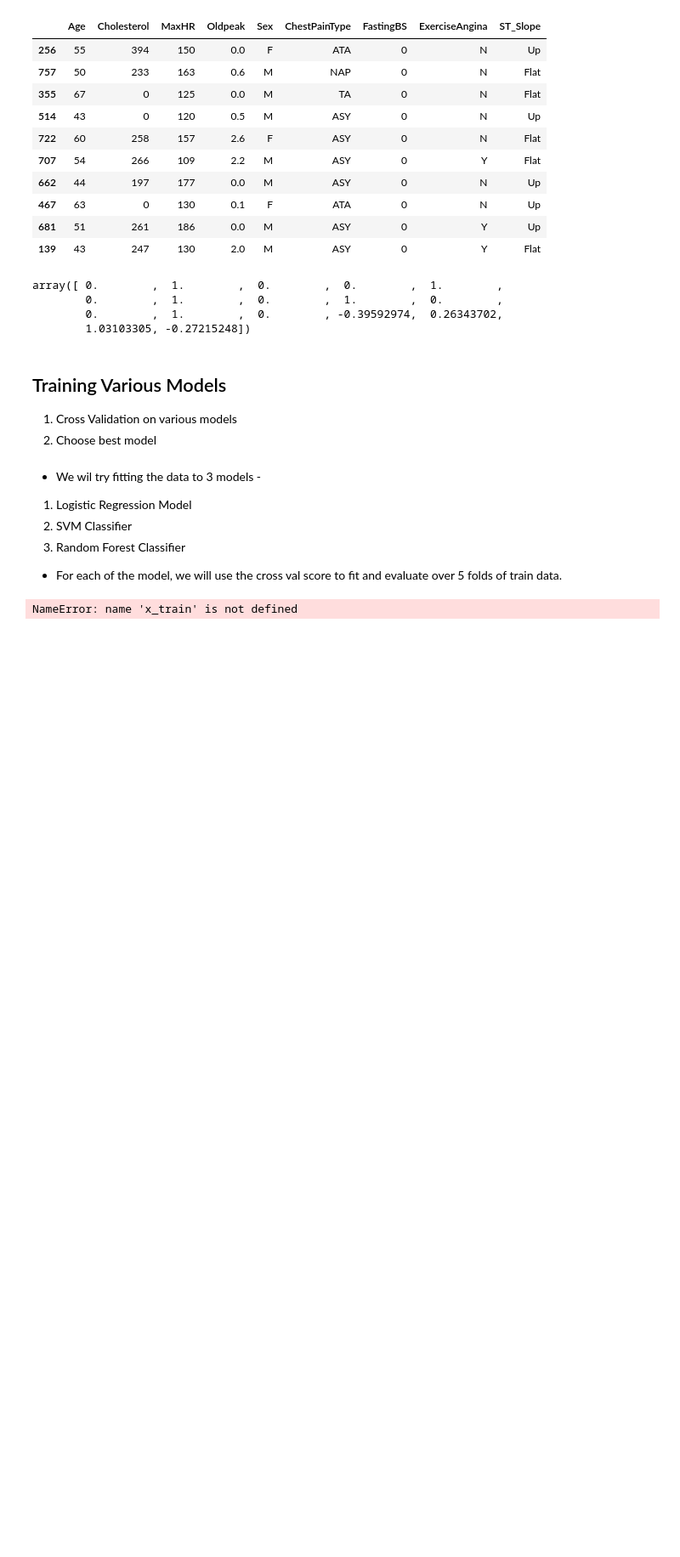
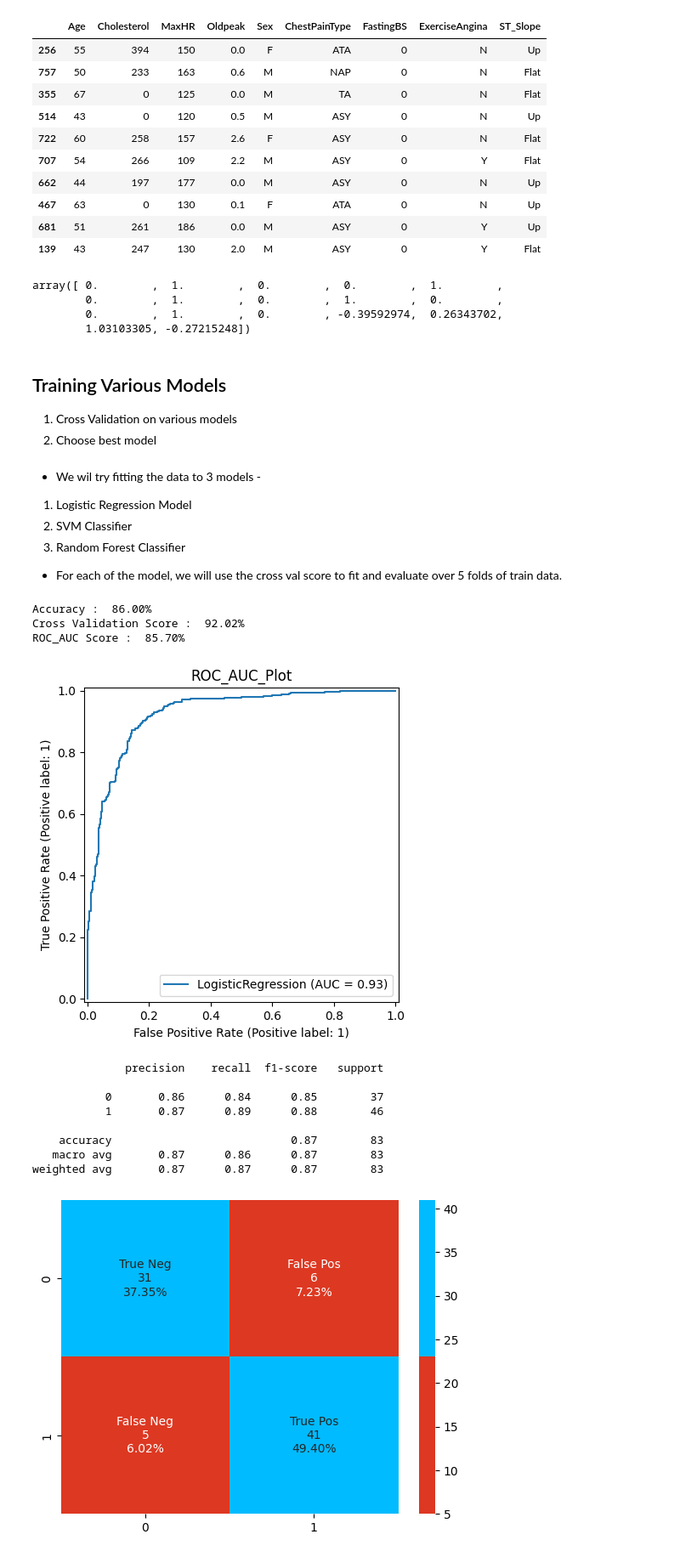
Before and after one commit to rohit204k/health_diagnosis_app, a Jupyter notebook: heart_disease_detection.ipynb, the cells around one changed output. Shown at 85% size. Saved outputs shown, nothing was run; the diff lists cells and outputs as text; code cells hidden in the pictures; blank space fills up the shorter version.

```diff
--- a/heart_disease_detection.ipynb
+++ b/heart_disease_detection.ipynb
@@ -274,22 +274,22 @@ array([ 0.        ,  1.        ,  0.        ,  0.        ,  1.        ,
 
 * For each of the model, we will use the cross val score to fit and evaluate over 5 folds of train data.
 # %%
-def model(classifier):
+def model(classifier, X_train_transformed, y_train):
 
     classifier.fit(X_train_transformed,y_train)
-    prediction = classifier.predict(x_test)
+    prediction = classifier.predict(X_train_transformed)
     cv = RepeatedStratifiedKFold(n_splits = 10,n_repeats = 3,random_state = 1)
-    print("Accuracy : ",'{0:.2%}'.format(accuracy_score(y_test,prediction)))
-    print("Cross Validation Score : ",'{0:.2%}'.format(cross_val_score(classifier,X_train_transformed,y_train,cv = cv,scoring = 'roc_auc').mean()))
-    print("ROC_AUC Score : ",'{0:.2%}'.format(roc_auc_score(y_test,prediction)))
-    plot_roc_curve(classifier, X_val,y_val)
+    print("Accuracy : ",'{0:.2%}'.format(accuracy_score(y_train, prediction)))
+    print("Cross Validation Score : ",'{0:.2%}'.format(cross_val_score(classifier, X_train_transformed, y_train,cv = cv,scoring = 'roc_auc').mean()))
+    print("ROC_AUC Score : ",'{0:.2%}'.format(roc_auc_score(y_train, prediction)))
+    RocCurveDisplay.from_estimator(classifier, X_train_transformed, y_train)
     plt.title('ROC_AUC_Plot')
     plt.show()
 
-def model_evaluation(classifier):
+def model_evaluation(classifier, X_val, y_val):
 
     # Confusion Matrix
-    cm = confusion_matrix(y_test,classifier.predict(x_test))
+    cm = confusion_matrix(y_val,classifier.predict(full_pipeline.transform(X_val)))
     names = ['True Neg','False Pos','False Neg','True Pos']
     counts = [value for value in cm.flatten()]
     percentages = ['{0:.2%}'.format(value) for value in cm.flatten()/np.sum(cm)]
@@ -298,10 +298,23 @@ def model_evaluation(classifier):
     sns.heatmap(cm,annot = labels,cmap = colors,fmt ='')
 
     # Classification Report
-    print(classification_report(y_test,classifier.predict(x_test)))
+    print(classification_report(y_val, classifier.predict(full_pipeline.transform(X_val))))
 # %%
 # Logistic Regression Classifier
 log_clf = LogisticRegression(solver='lbfgs', C=10, penalty='l2', max_iter=10000, random_state = 42)
-model(log_clf)
+model(log_clf, X_train_transformed, y_train)
+model_evaluation(log_clf, X_val, y_val)
 # %% [output]
-NameError: name 'x_train' is not defined
+Accuracy :  86.00%
+Cross Validation Score :  92.02%
+ROC_AUC Score :  85.70%
+[figure, added]
+              precision    recall  f1-score   support
+
+           0       0.86      0.84      0.85        37
+           1       0.87      0.89      0.88        46
+
+    accuracy                           0.87        83
+   macro avg       0.87      0.86      0.87        83
+weighted avg       0.87      0.87      0.87        83
+[figure, added]
```
Also changed, not shown: parts of 20 cells of this notebook.
